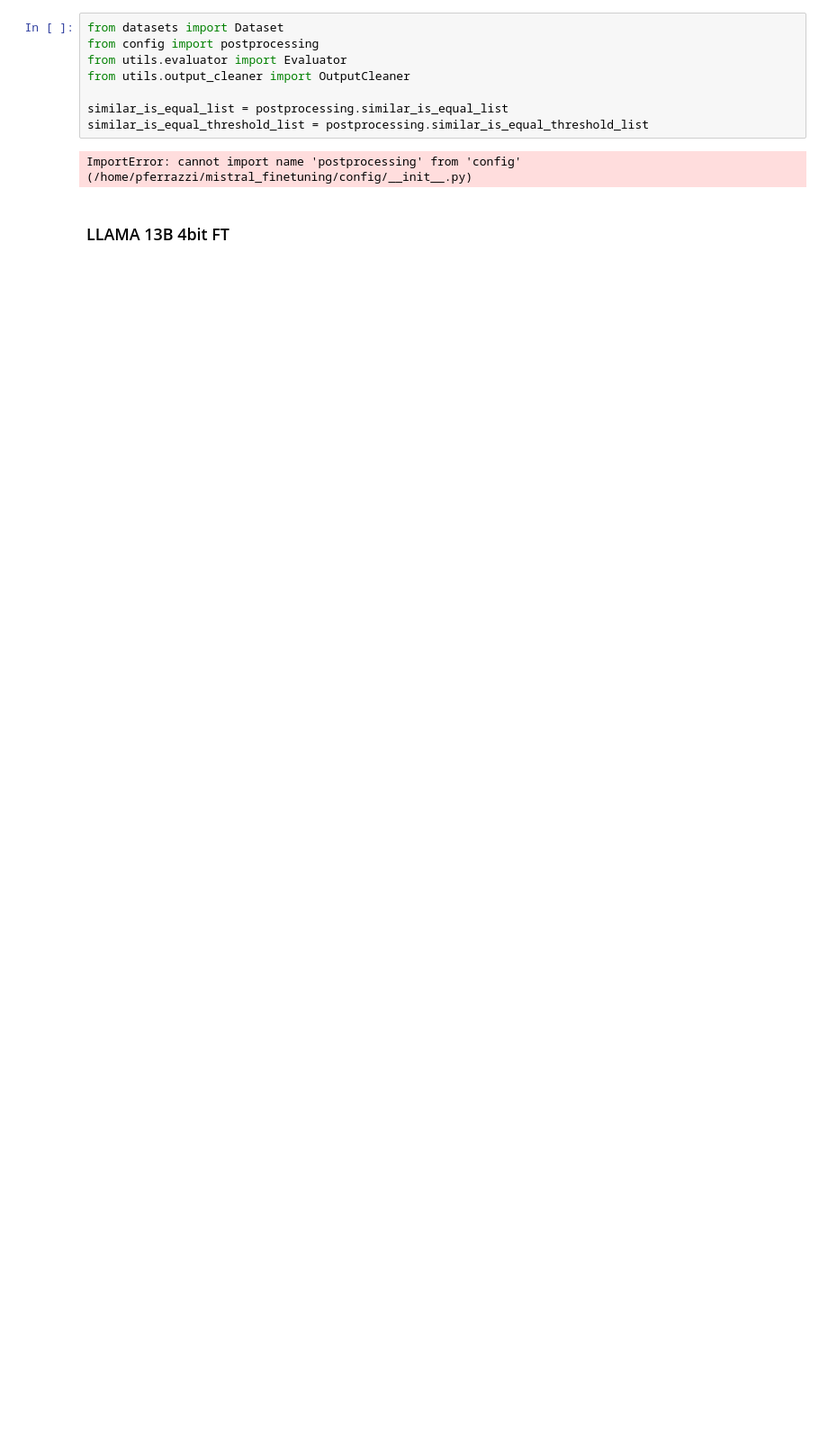
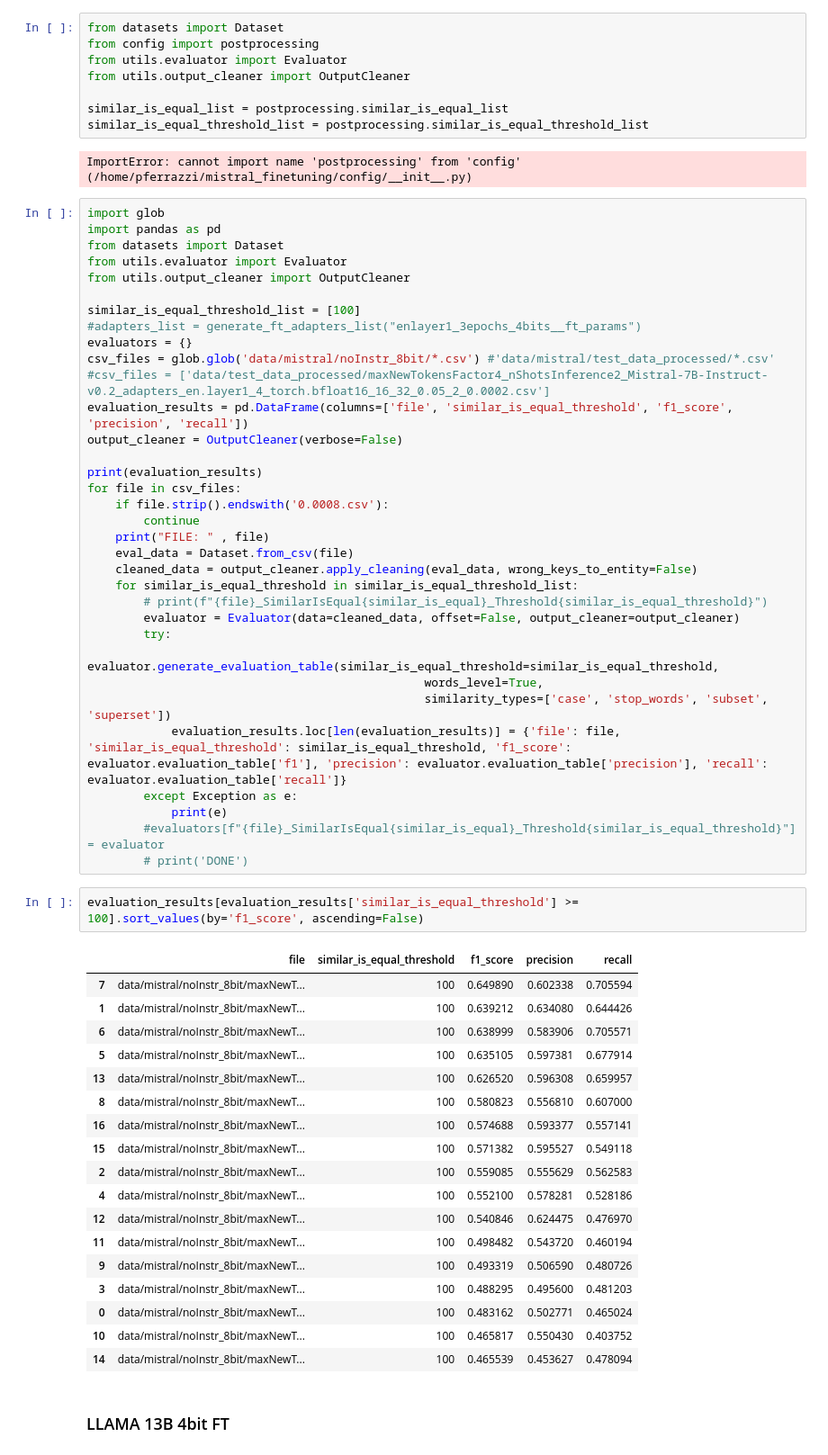
Before and after one commit to ferrazzipietro/mistral_finetuning, a Jupyter notebook: evaluation.ipynb, the cells around one changed output. Shown at 90% size. Drawn from its saved outputs; the diff is of its cells as text; blank space fills up the shorter version.

```diff
--- a/evaluation.ipynb
+++ b/evaluation.ipynb
@@ -8,6 +8,61 @@ similar_is_equal_list = postprocessing.similar_is_equal_list
 similar_is_equal_threshold_list = postprocessing.similar_is_equal_threshold_list
 # %% [output]
 ImportError: cannot import name 'postprocessing' from 'config' (/home/pferrazzi/mistral_finetuning/config/__init__.py)
+# %%
+import glob
+import pandas as pd
+from datasets import Dataset
+from utils.evaluator import Evaluator
+from utils.output_cleaner import OutputCleaner
+
+similar_is_equal_threshold_list = [100]
+#adapters_list = generate_ft_adapters_list("enlayer1_3epochs_4bits__ft_params")
+evaluators = {}
+csv_files = glob.glob('data/mistral/noInstr_8bit/*.csv') #'data/mistral/test_data_processed/*.csv'
+#csv_files = ['data/test_data_processed/maxNewTokensFactor4_nShotsInference2_Mistral-7B-Instruct-v0.2_adapters_en.layer1_4_torch.bfloat16_16_32_0.05_2_0.0002.csv']
+evaluation_results = pd.DataFrame(columns=['file', 'similar_is_equal_threshold', 'f1_score', 'precision', 'recall'])
+output_cleaner = OutputCleaner(verbose=False)
+
+print(evaluation_results)
+for file in csv_files:
+    if file.strip().endswith('0.0008.csv'):
+        continue
+    print("FILE: " , file)
+    eval_data = Dataset.from_csv(file)
+    cleaned_data = output_cleaner.apply_cleaning(eval_data, wrong_keys_to_entity=False)
+    for similar_is_equal_threshold in similar_is_equal_threshold_list:
+        # print(f"{file}_SimilarIsEqual{similar_is_equal}_Threshold{similar_is_equal_threshold}")
+        evaluator = Evaluator(data=cleaned_data, offset=False, output_cleaner=output_cleaner)
+        try:
+            evaluator.generate_evaluation_table(similar_is_equal_threshold=similar_is_equal_threshold,
+                                                words_level=True,
+                                                similarity_types=['case', 'stop_words', 'subset', 'superset'])
+            evaluation_results.loc[len(evaluation_results)] = {'file': file, 'similar_is_equal_threshold': similar_is_equal_threshold, 'f1_score': evaluator.evaluation_table['f1'], 'precision': evaluator.evaluation_table['precision'], 'recall': evaluator.evaluation_table['recall']}
+        except Exception as e:
+            print(e)
+        #evaluators[f"{file}_SimilarIsEqual{similar_is_equal}_Threshold{similar_is_equal_threshold}"] = evaluator
+        # print('DONE')
+# %%
+evaluation_results[evaluation_results['similar_is_equal_threshold'] >= 100].sort_values(by='f1_score', ascending=False)
+# %% [output]
+|  | file | similar_is_equal_threshold | f1_score | precision | recall |
+| 7 | data/mistral/noInstr_8bit/maxNewT... | 100 | 0.649890 | 0.602338 | 0.705594 |
+| 1 | data/mistral/noInstr_8bit/maxNewT... | 100 | 0.639212 | 0.634080 | 0.644426 |
+| 6 | data/mistral/noInstr_8bit/maxNewT... | 100 | 0.638999 | 0.583906 | 0.705571 |
+| 5 | data/mistral/noInstr_8bit/maxNewT... | 100 | 0.635105 | 0.597381 | 0.677914 |
+| 13 | data/mistral/noInstr_8bit/maxNewT... | 100 | 0.626520 | 0.596308 | 0.659957 |
+| 8 | data/mistral/noInstr_8bit/maxNewT... | 100 | 0.580823 | 0.556810 | 0.607000 |
+| 16 | data/mistral/noInstr_8bit/maxNewT... | 100 | 0.574688 | 0.593377 | 0.557141 |
+| 15 | data/mistral/noInstr_8bit/maxNewT... | 100 | 0.571382 | 0.595527 | 0.549118 |
+| 2 | data/mistral/noInstr_8bit/maxNewT... | 100 | 0.559085 | 0.555629 | 0.562583 |
+| 4 | data/mistral/noInstr_8bit/maxNewT... | 100 | 0.552100 | 0.578281 | 0.528186 |
+| 12 | data/mistral/noInstr_8bit/maxNewT... | 100 | 0.540846 | 0.624475 | 0.476970 |
+| 11 | data/mistral/noInstr_8bit/maxNewT... | 100 | 0.498482 | 0.543720 | 0.460194 |
+| 9 | data/mistral/noInstr_8bit/maxNewT... | 100 | 0.493319 | 0.506590 | 0.480726 |
+| 3 | data/mistral/noInstr_8bit/maxNewT... | 100 | 0.488295 | 0.495600 | 0.481203 |
+| 0 | data/mistral/noInstr_8bit/maxNewT... | 100 | 0.483162 | 0.502771 | 0.465024 |
+| 10 | data/mistral/noInstr_8bit/maxNewT... | 100 | 0.465817 | 0.550430 | 0.403752 |
+| 14 | data/mistral/noInstr_8bit/maxNewT... | 100 | 0.465539 | 0.453627 | 0.478094 |
 # %% [markdown]
 ### LLAMA 13B 4bit FT
 # %%
```
Also changed, not shown: 59 other files.
